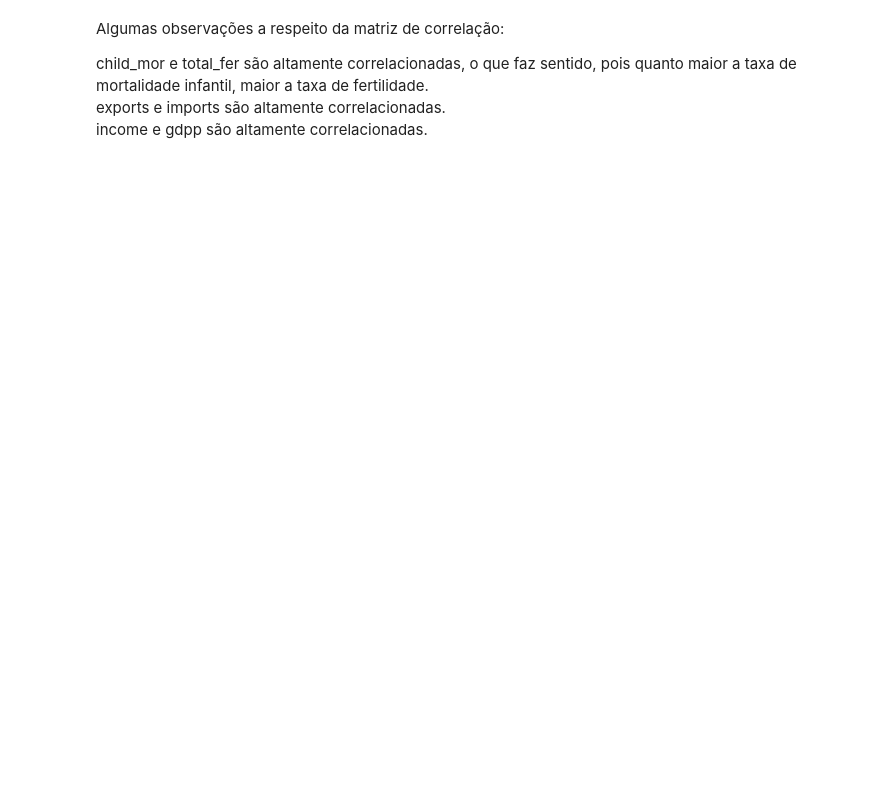
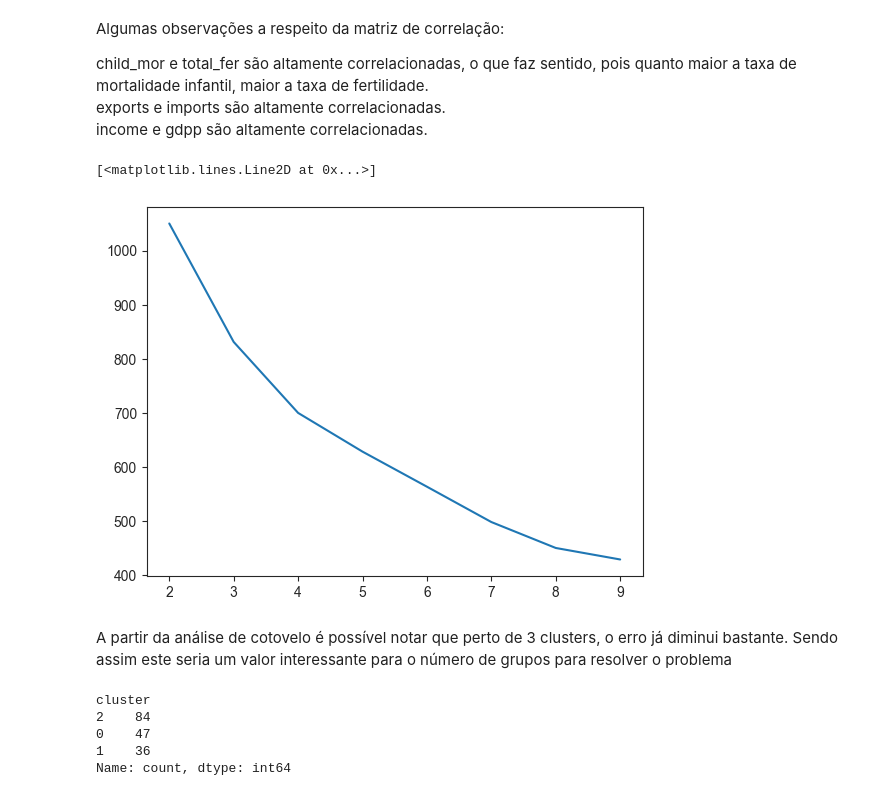
Before and after one commit to GaabrielDiasL/TrabalhoPOS_2, a Jupyter notebook: analise.ipynb, the cells around one changed output. Saved outputs shown, nothing was run; the diff lists cells and outputs as text; code cells hidden in the pictures; blank space fills up the shorter version.

```diff
--- a/analise.ipynb
+++ b/analise.ipynb
@@ -75,7 +70,7 @@ exports e imports são altamente correlacionadas.<br>
 income e gdpp são altamente correlacionadas.<br>
 # %%
 min_clusters = 2
-max_clusters = 160
+max_clusters = 10
 n_init = 100
 
 errors = []
@@ -87,5 +82,13 @@ for n_clusters in range(min_clusters, max_clusters):
       max_iter=1000,
   )
 
-  model.fit(iris_scaled)
+  model.fit(country_data_scaled)
   errors.append((n_clusters, model.inertia_))
+# %%
+clusters, inertia = zip(*errors)
+plt.plot(clusters, inertia)
+# %% [output]
+[<matplotlib.lines.Line2D at 0x...>]
+[figure, added]
+# %% [markdown]
+A partir da análise de cotovelo é possível notar que perto de 3 clusters, o erro já diminui bastante. Sendo assim este seria um valor interessante para o número de grupos para resolver o problema
@@ -91,0 +110,8 @@ for n_clusters in range(min_clusters, max_clusters):
+# %%
+results['cluster'].value_counts()
+# %% [output]
+cluster
+2    84
+0    47
+1    36
+Name: count, dtype: int64
```
Also changed, not shown: parts of 9 cells of this notebook.
